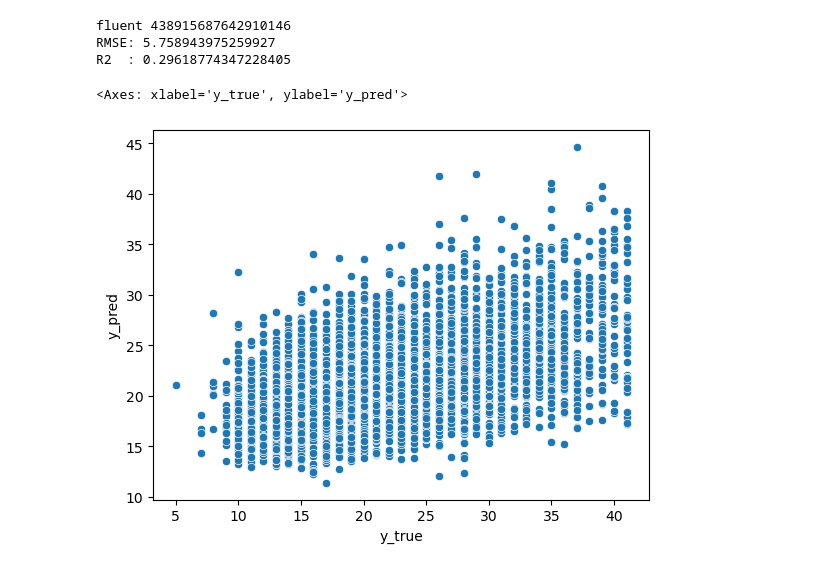
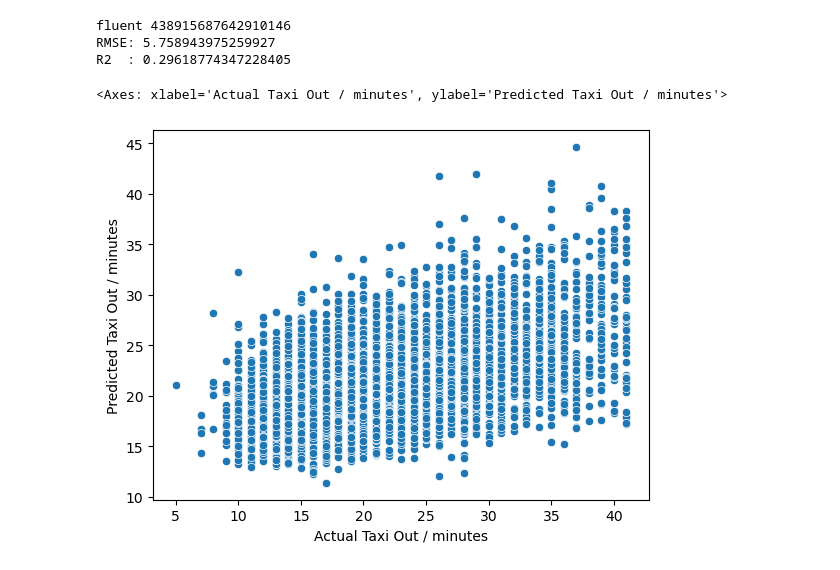
Before and after one commit to ADPriceless/TDA_Assignment_TaxiTime, a Jupyter notebook: experimentation.ipynb, the cells around one changed output. Saved outputs shown, nothing was run; the diff lists cells and outputs as text; code cells hidden in the pictures.

```diff
--- a/experimentation.ipynb
+++ b/experimentation.ipynb
@@ -134,25 +136,34 @@ RANDOM_STATE = 42
+# %%
+params = {
+    'random_state': 42,
+    'encode_weather': False
+}
 # %%
 X = df_takeoff.drop(columns=['TAXI_OUT'])
 y = df_takeoff['TAXI_OUT']
 # %%
-X_train, X_test, y_train, y_test = train_test_split(X, y, random_state=RANDOM_STATE)
+X_train, X_test, y_train, y_test = train_test_split(X, y, random_state=params['random_state'])
 # %%
 numeric_cols = X.select_dtypes(['int64', 'float64']).columns.to_numpy()
-categoric_cols = X.select_dtypes(['object']).columns.to_list()
+categoric_cols = X.select_dtypes(['object']).columns.to_numpy()
 # %%
 standard_scale_cols = numeric_cols[(numeric_cols != 'DEP_DELAY') & (numeric_cols != 'sch_arr') & (numeric_cols != 'CRS_ELAPSED_TIME')]
 
-col_transformer = ColumnTransformer(
-    [
-        (
-            'Quantile',
-            QuantileTransformer(output_distribution='normal', random_state=RANDOM_STATE),
-            ['DEP_DELAY', 'sch_arr', 'CRS_ELAPSED_TIME']
-        ),
-        ('Standard', StandardScaler(), standard_scale_cols),
-        ('Categorical', OneHotEncoder(), categoric_cols)
-    ]
-)
+cols_to_transform = [
+    (
+        'Quantile',
+        QuantileTransformer(output_distribution='normal', random_state=params['random_state']),
+        ['DEP_DELAY', 'sch_arr', 'CRS_ELAPSED_TIME']
+    ),
+    ('Standard', StandardScaler(), standard_scale_cols),
+]
+if params['encode_weather']:
+    cols_to_transform.append(('Categorical', OneHotEncoder(), categoric_cols[(categoric_cols != 'Condition')]))
+    cols_to_transform.append(('Weather', WeatherConditionEncoder(), ['Condition']))
+else:
+    cols_to_transform.append(('Categorical', OneHotEncoder(), categoric_cols))
+
+col_transformer = ColumnTransformer(cols_to_transform)
 # %% [markdown]
 ### Evaluate a Model
 # %%
@@ -241,9 +254,9 @@ RMSE: 5.758943975259927
 R2  : 0.29618774347228405
 # %%
 results = pd.DataFrame(
-    {'y_true': y_test, 'y_pred': y_pred}
+    {'Actual Taxi Out / minutes': y_test, 'Predicted Taxi Out / minutes': y_pred}
 )
-sns.scatterplot(x=results['y_true'], y=results['y_pred'])
+sns.scatterplot(x=results['Actual Taxi Out / minutes'], y=results['Predicted Taxi Out / minutes'])
 # %% [output]
-<Axes: xlabel='y_true', ylabel='y_pred'>
+<Axes: xlabel='Actual Taxi Out / minutes', ylabel='Predicted Taxi Out / minutes'>
-[figure, old version]
+[figure, new version]
```
Also changed, not shown: parts of 4 cells of this notebook, 1 other file.
